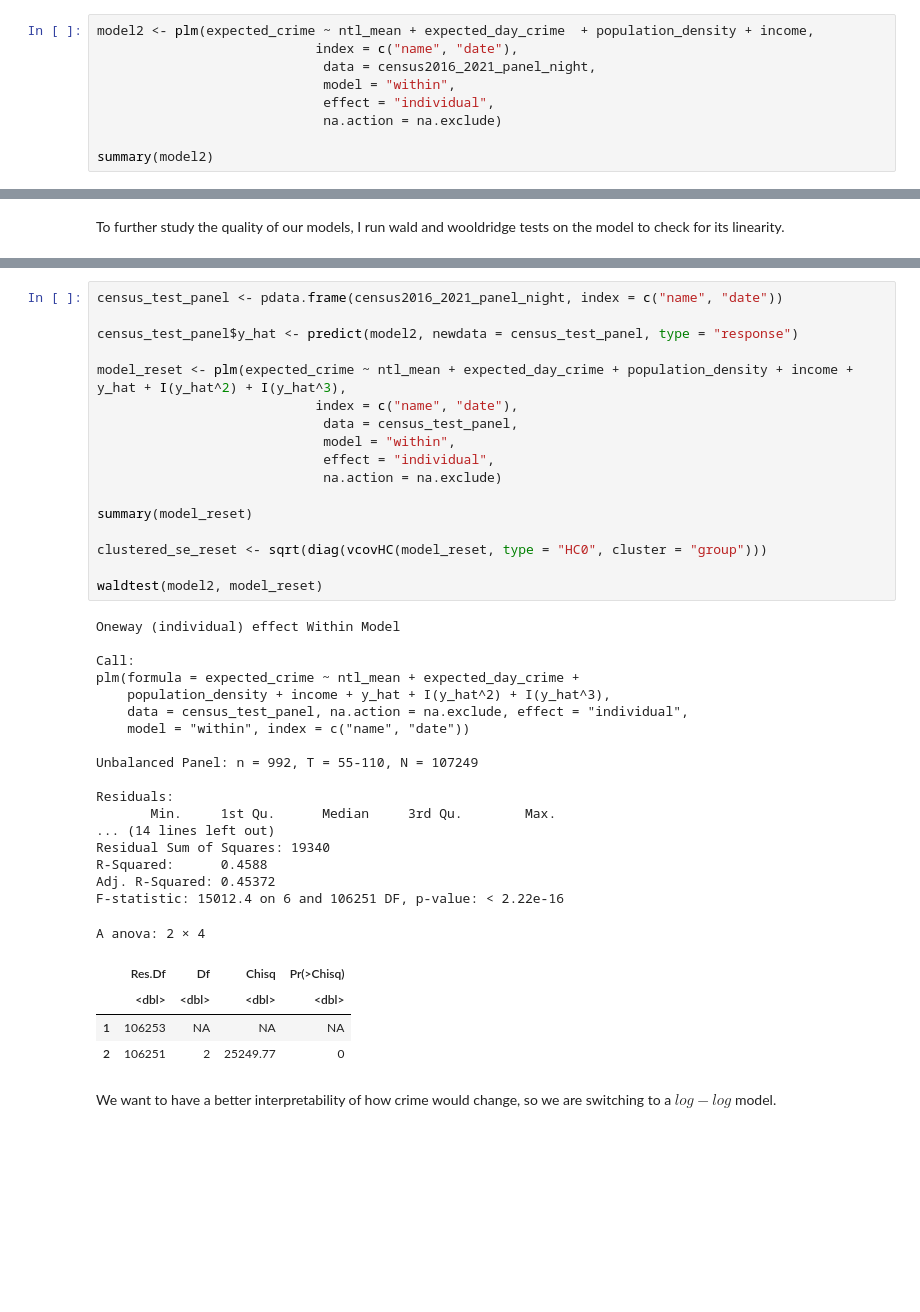
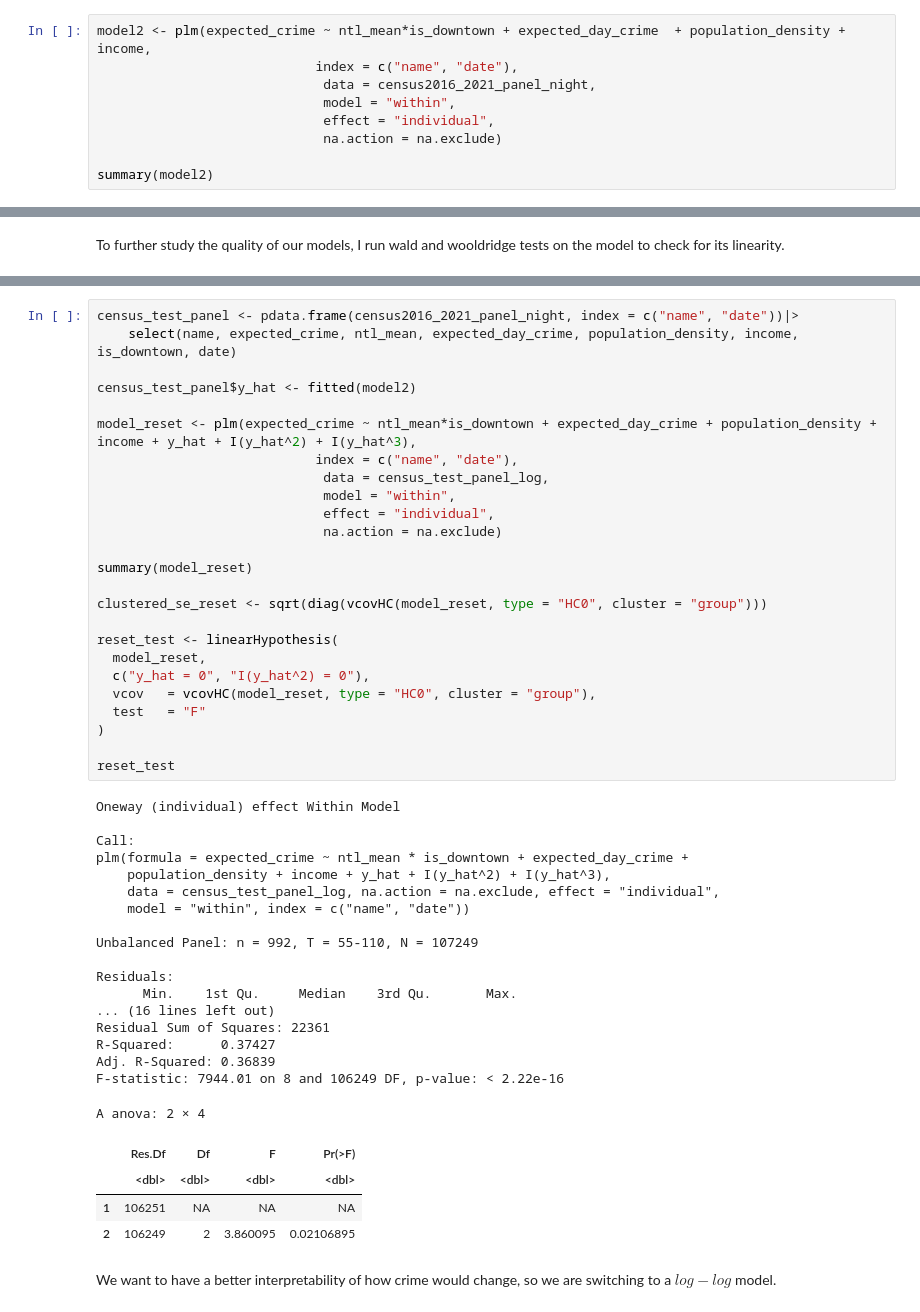
Before and after one commit to Irene-Berezin/econ_398_project, a Jupyter notebook: project_workbook.ipynb, the cells around one changed output, grey strips where cells are left out. Drawn from its saved outputs; the diff is of its cells as text; blank space fills up the shorter version.

Commit message:
fixed the reset test specification

```diff
--- a/project_workbook.ipynb
+++ b/project_workbook.ipynb
@@ -1221,5 +1193,5 @@ F-statistic: 1892.61 on 6 and 106251 DF, p-value: < 2.22e-16
 # %%
-model2 <- plm(expected_crime ~ ntl_mean + expected_day_crime  + population_density + income,
+model2 <- plm(expected_crime ~ ntl_mean*is_downtown + expected_day_crime  + population_density + income,
                             index = c("name", "date"),
                              data = census2016_2021_panel_night,
                              model = "within",
@@ -1274,44 +1248,52 @@ F = 778.51, df1 = 1, df2 = 106255, p-value < 2.2e-16
 alternative hypothesis: serial correlation
 # %%
-census_test_panel <- pdata.frame(census2016_2021_panel_night, index = c("name", "date"))
+census_test_panel <- pdata.frame(census2016_2021_panel_night, index = c("name", "date"))|>
+    select(name, expected_crime, ntl_mean, expected_day_crime, population_density, income, is_downtown, date)
 
-census_test_panel$y_hat <- predict(model2, newdata = census_test_panel, type = "response")
+census_test_panel$y_hat <- fitted(model2)
 
-model_reset <- plm(expected_crime ~ ntl_mean + expected_day_crime + population_density + income + y_hat + I(y_hat^2) + I(y_hat^3),
+model_reset <- plm(expected_crime ~ ntl_mean*is_downtown + expected_day_crime + population_density + income + y_hat + I(y_hat^2) + I(y_hat^3),
                             index = c("name", "date"),
-                             data = census_test_panel,
+                             data = census_test_panel_log,
                              model = "within",
                              effect = "individual",
                              na.action = na.exclude)
 
 summary(model_reset)
 
 clustered_se_reset <- sqrt(diag(vcovHC(model_reset, type = "HC0", cluster = "group")))
 
-waldtest(model2, model_reset)
+reset_test <- linearHypothesis(
+  model_reset,
+  c("y_hat = 0", "I(y_hat^2) = 0"),
+  vcov   = vcovHC(model_reset, type = "HC0", cluster = "group"),
+  test   = "F"
+)
+
+reset_test
 # %% [output]
 Oneway (individual) effect Within Model
 
 Call:
-plm(formula = expected_crime ~ ntl_mean + expected_day_crime +
+plm(formula = expected_crime ~ ntl_mean * is_downtown + expected_day_crime +
     population_density + income + y_hat + I(y_hat^2) + I(y_hat^3),
-    data = census_test_panel, na.action = na.exclude, effect = "individual",
+    data = census_test_panel_log, na.action = na.exclude, effect = "individual",
     model = "within", index = c("name", "date"))
 
 Unbalanced Panel: n = 992, T = 55-110, N = 107249
 
 Residuals:
-       Min.     1st Qu.      Median     3rd Qu.        Max.
-... (14 lines left out)
-Residual Sum of Squares: 19340
-R-Squared:      0.4588
-Adj. R-Squared: 0.45372
-F-statistic: 15012.4 on 6 and 106251 DF, p-value: < 2.22e-16
+      Min.    1st Qu.     Median    3rd Qu.       Max.
+... (16 lines left out)
+Residual Sum of Squares: 22361
+R-Squared:      0.37427
+Adj. R-Squared: 0.36839
+F-statistic: 7944.01 on 8 and 106249 DF, p-value: < 2.22e-16
 A anova: 2 × 4
-|  | Res.Df | Df | Chisq | Pr(>Chisq) |
+|  | Res.Df | Df | F | Pr(>F) |
 |  | <dbl> | <dbl> | <dbl> | <dbl> |
-| 1 | 106253 | NA | NA | NA |
-| 2 | 106251 | 2 | 25249.77 | 0 |
+| 1 | 106251 | NA | NA | NA |
+| 2 | 106249 | 2 | 3.860095 | 0.02106895 |
 # %% [markdown]
 We want to have a better interpretability of how crime would change, so we are switching to a $log-log$ model.
 # %%
```
Also changed, not shown: parts of 21 cells of this notebook.
